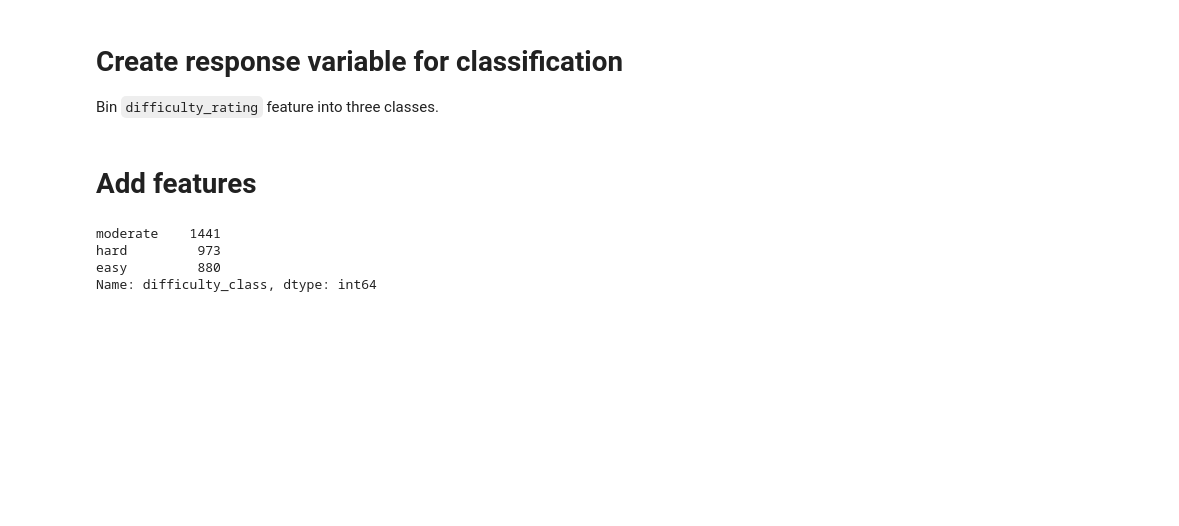
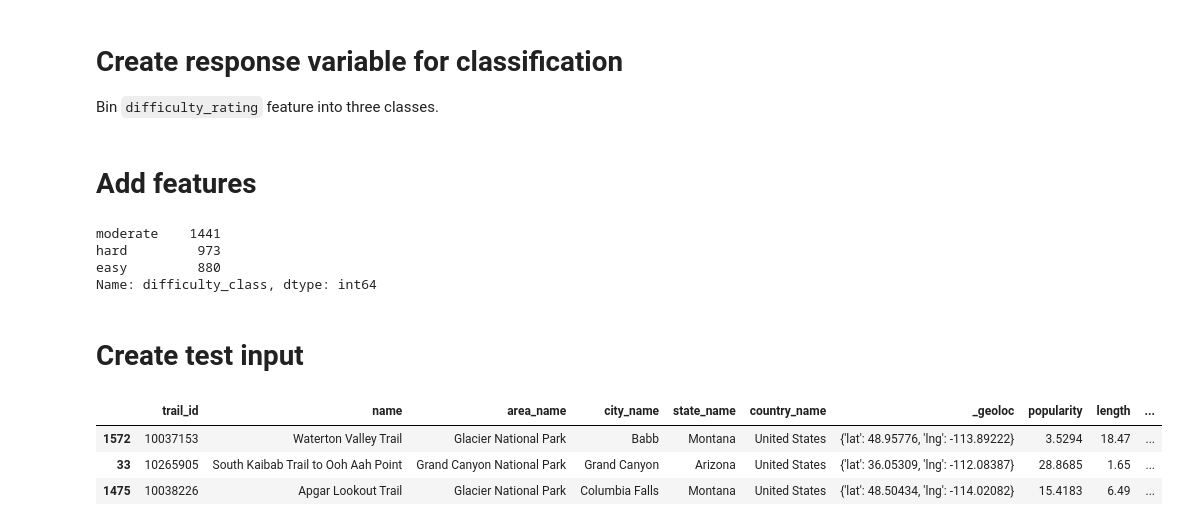
Before and after one commit to MSIA/2021-msia423-chang-christina-project, a Jupyter notebook: notebooks/develop/featurize.ipynb, the cells around one changed output. Drawn from its saved outputs; the diff is of its cells as text; code cells hidden in the pictures; blank space fills up the shorter version.

Commit message:
Work on unit tests in notebooks

```diff
--- a/notebooks/develop/featurize.ipynb
+++ b/notebooks/develop/featurize.ipynb
@@ -103,3 +104,13 @@ easy         880
 Name: difficulty_class, dtype: int64
 # %%
 df_cleaned.to_csv('../../data/models/df_featurize.csv', index=False)
+# %% [markdown]
+# Create test input
+# %%
+data_subset = df.sample(3, random_state=0)
+data_subset
+# %% [output]
+|  | trail_id | name | area_name | city_name | state_name | country_name | _geoloc | popularity | length | ... |
+| 1572 | 10037153 | Waterton Valley Trail | Glacier National Park | Babb | Montana | United States | {'lat': 48.95776, 'lng': -113.89222} | 3.5294 | 18.47 | ... |
+| 33 | 10265905 | South Kaibab Trail to Ooh Aah Point | Grand Canyon National Park | Grand Canyon | Arizona | United States | {'lat': 36.05309, 'lng': -112.08387} | 28.8685 | 1.65 | ... |
+| 1475 | 10038226 | Apgar Lookout Trail | Glacier National Park | Columbia Falls | Montana | United States | {'lat': 48.50434, 'lng': -114.02082} | 15.4183 | 6.49 | ... |
```
Also changed, not shown: parts of 61 cells of this notebook, 2 other files.
